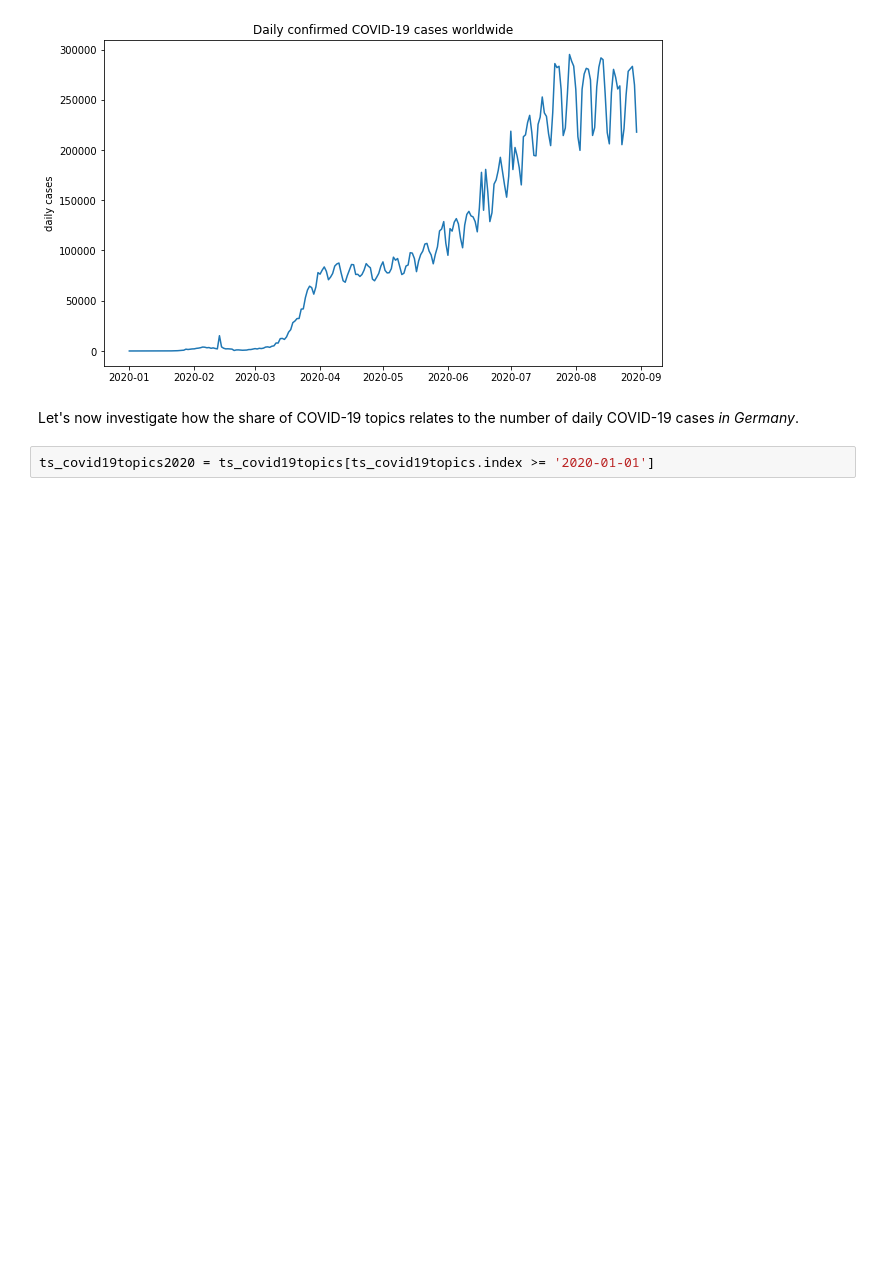
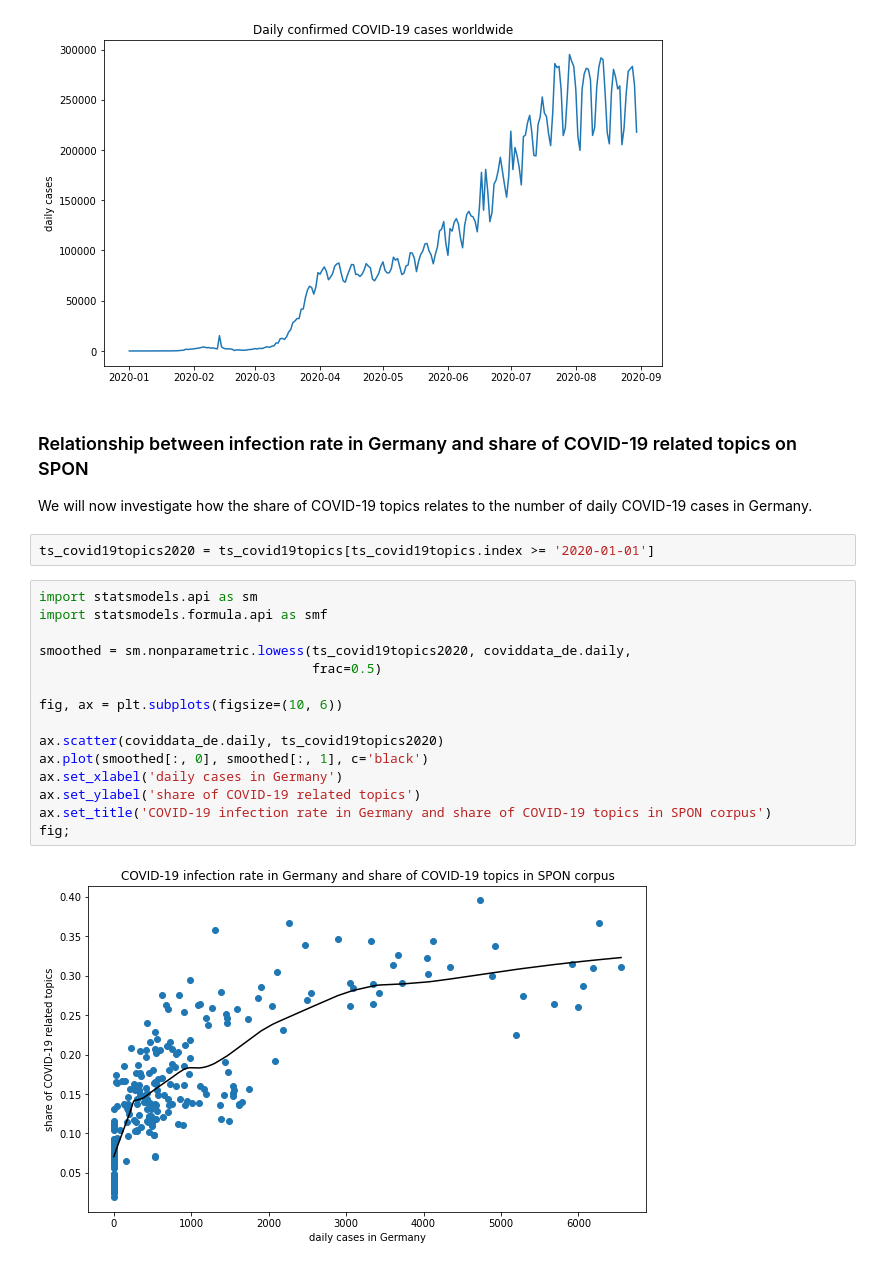
Before and after one commit to WZBSocialScienceCenter/tm_corona, a Jupyter notebook: tm_analysis.ipynb, the cells around one changed output. Saved outputs shown, nothing was run; the diff lists cells and outputs as text; blank space fills up the shorter version.

```diff
--- a/tm_analysis.ipynb
+++ b/tm_analysis.ipynb
@@ -508,6 +524,25 @@ fig;
 # %% [output]
 [figure]
 # %% [markdown]
-Let's now investigate how the share of COVID-19 topics relates to the number of daily COVID-19 cases *in Germany*.
+### Relationship between infection rate in Germany and share of COVID-19 related topics on SPON
+
+We will now investigate how the share of COVID-19 topics relates to the number of daily COVID-19 cases in Germany.
 # %%
 ts_covid19topics2020 = ts_covid19topics[ts_covid19topics.index >= '2020-01-01']
+# %%
+import statsmodels.api as sm
+import statsmodels.formula.api as smf
+
+smoothed = sm.nonparametric.lowess(ts_covid19topics2020, coviddata_de.daily,
+                                   frac=0.5)
+
+fig, ax = plt.subplots(figsize=(10, 6))
+
+ax.scatter(coviddata_de.daily, ts_covid19topics2020)
+ax.plot(smoothed[:, 0], smoothed[:, 1], c='black')
+ax.set_xlabel('daily cases in Germany')
+ax.set_ylabel('share of COVID-19 related topics')
+ax.set_title('COVID-19 infection rate in Germany and share of COVID-19 topics in SPON corpus')
+fig;
+# %% [output]
+[figure, added]
```
Also changed, not shown: parts of 36 cells of this notebook.
